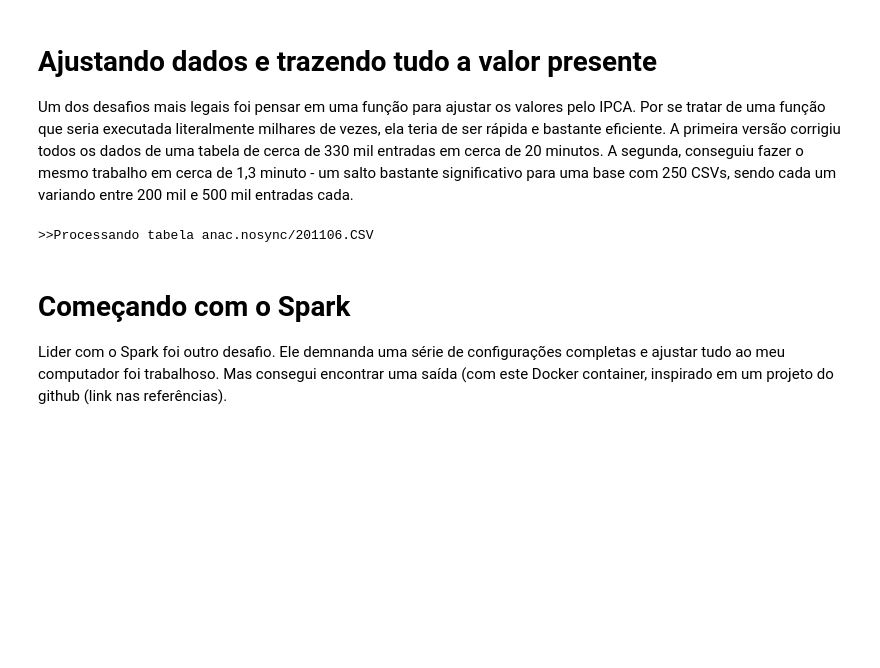
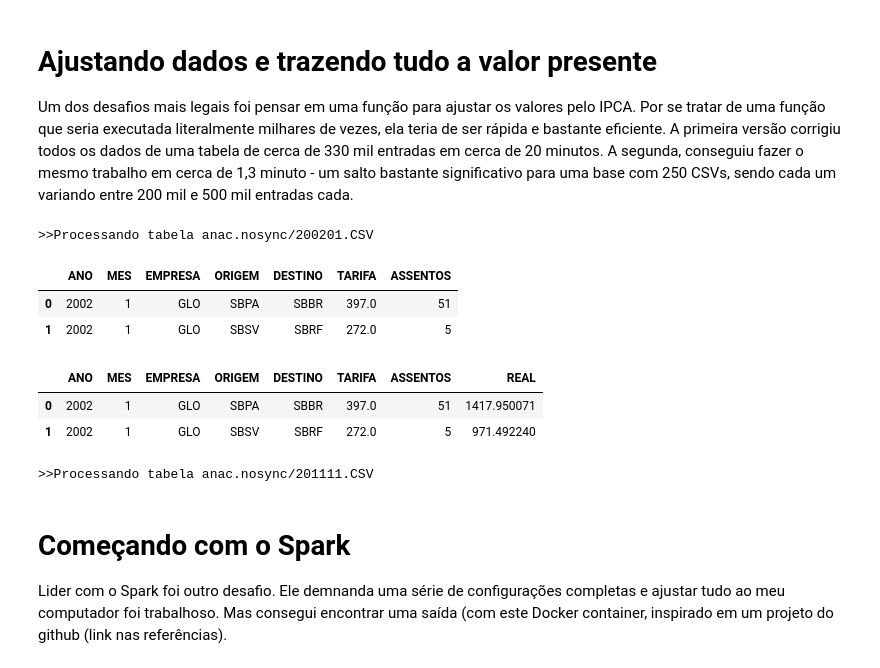
Before and after one commit to cristianfavaro/projeto_final_data, a Jupyter notebook: notebooks/anac/notebook.ipynb, the cells around one changed output. Cells and saved outputs as stored; diff of their text form; code cells hidden in the pictures; blank space fills up the shorter version.

```diff
--- a/notebooks/anac/notebook.ipynb
+++ b/notebooks/anac/notebook.ipynb
@@ -53,11 +53,38 @@ from monetary_correction import ipca
 Um dos desafios mais legais foi pensar em uma função para ajustar os valores pelo IPCA.
 Por se tratar de uma função que seria executada literalmente milhares de vezes, ela teria de ser rápida e bastante eficiente.
 A primeira versão corrigiu todos os dados de uma tabela de cerca de 330 mil entradas em cerca de 20 minutos. A segunda, conseguiu fazer o mesmo trabalho em cerca de 1,3 minuto - um salto bastante significativo para uma base com 250 CSVs, sendo cada um variando entre 200 mil e 500 mil entradas cada.
+# %%
+import glob
+files = glob.glob("anac.nosync/*.CSV")
+# %%
+file = files[0]
+# %%
+print(f"\r>>Processando tabela {file}", end="")
+df = pd.read_csv(file, sep=";", encoding='latin1')
+df = df.loc[:, ~df.columns.str.contains('^Unnamed')]
+df.columns = ["ANO","MES","EMPRESA","ORIGEM","DESTINO","TARIFA","ASSENTOS"]
+df.TARIFA = df.TARIFA.str.replace(",", ".").astype(float).copy()
+# %% [output]
+>>Processando tabela anac.nosync/200201.CSV
+# %%
+df.head(2)
+# %% [output]
+|  | ANO | MES | EMPRESA | ORIGEM | DESTINO | TARIFA | ASSENTOS |
+| 0 | 2002 | 1 | GLO | SBPA | SBBR | 397.0 | 51 |
+| 1 | 2002 | 1 | GLO | SBSV | SBRF | 272.0 | 5 |
+# %%
+df['REAL'] = df.apply(lambda row: ipca(row["TARIFA"], [row['MES'], row['ANO']], [12,2022])[0], axis=1)
+# %%
+df.head(2)
+# %% [output]
+|  | ANO | MES | EMPRESA | ORIGEM | DESTINO | TARIFA | ASSENTOS | REAL |
+| 0 | 2002 | 1 | GLO | SBPA | SBBR | 397.0 | 51 | 1417.950071 |
+| 1 | 2002 | 1 | GLO | SBSV | SBRF | 272.0 | 5 | 971.492240 |
 # %%
 %%time
 import glob
 
-def update_db(month_ipca):
+def update_db(date_ipca):
     """
     Função que pega os CSVs individualmente, limpa os dados e corrige a tarifa pelo IPCA do parâmetro month_ipca.
     A data precisa ser no formato "MM/YYYY"
@@ -75,13 +102,13 @@ def update_db(month_ipca):
         if file == files[-1]:
             df['REAL'] = df['TARIFA'].copy()
         else:
-            df['REAL'] = df.apply(lambda row: ipca(row["TARIFA"], f"{row['MES']}/{row['ANO']}", month_ipca)[0], axis=1)
-
+            df['REAL'] = df.apply(lambda row: ipca(row["TARIFA"], [row['MES'], row['ANO']], date_ipca)[0], axis=1)
+            # df['REAL'] = df.apply(lambda row: ipca(row["TARIFA"], f"{row['MES']}/{row['ANO']}", date_ipca)[0], axis=1)
         df.to_csv(f"anac.nosync/real/{file.split('/')[1].split('.')[0]}.csv", index=False, sep=";")
 
-update_db("12/2022")
+update_db([12,2022])
 # %% [output]
->>Processando tabela anac.nosync/201106.CSV
+>>Processando tabela anac.nosync/201111.CSV
 # %% [markdown]
 # Começando com o Spark
 Lider com o Spark foi outro desafio.
```
Also changed, not shown: 3 other files.
